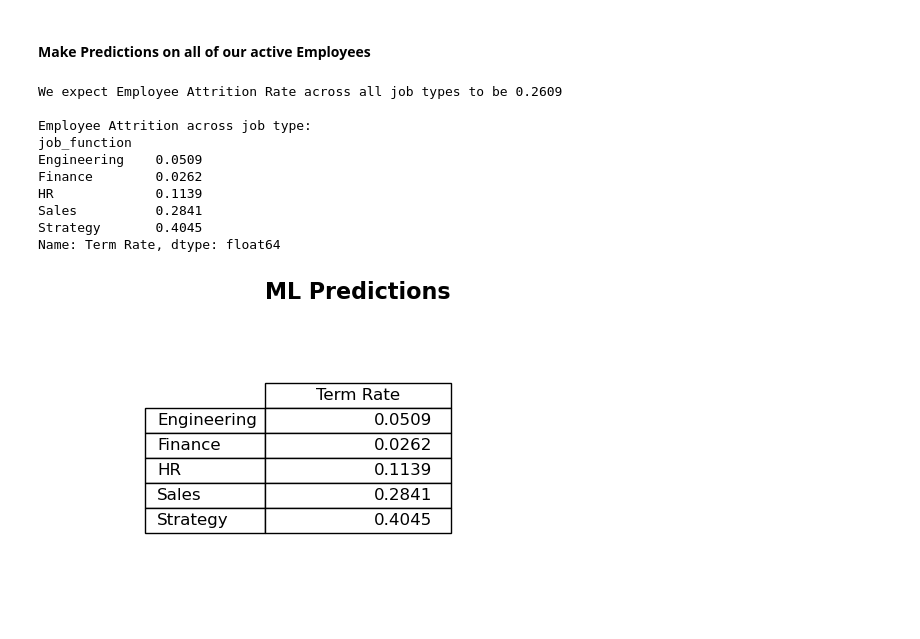
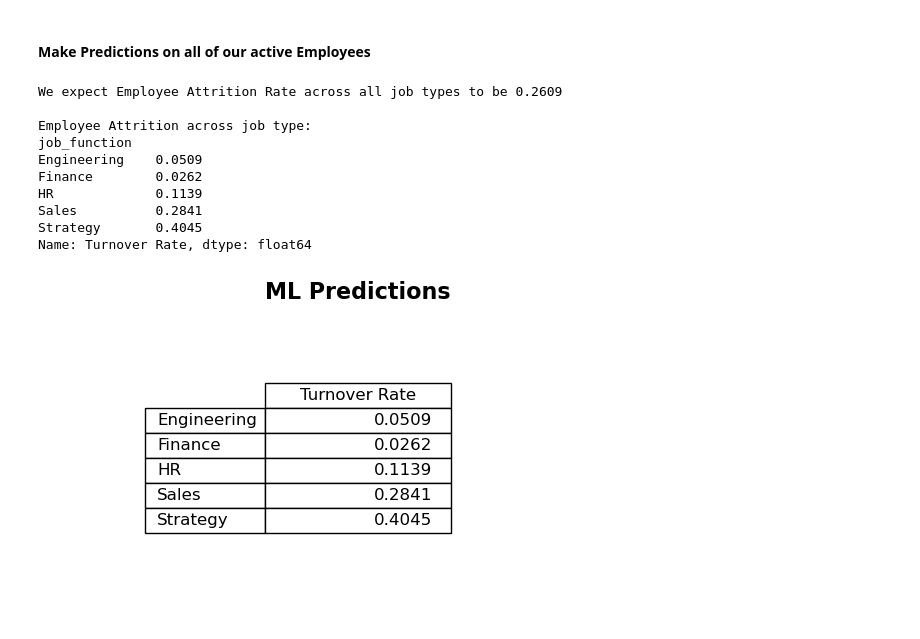
Before and after one commit to couch2coders/DoorDash, a Jupyter notebook: Code Files/Modeling.ipynb, the cells around one changed output. Drawn from its saved outputs; the diff is of its cells as text; code cells hidden in the pictures.

```diff
--- a/Code Files/Modeling.ipynb
+++ b/Code Files/Modeling.ipynb
@@ -599,7 +599,7 @@ final_pred_df3 = final_pred_df2[['job_function', 'predictions']].groupby('job_fu
 ).rename(columns={'count': 'Total Employees', 'sum': 'Term Employees'})
 
 # Calculate termination rate by job function
-final_pred_df3['Term Rate'] = round(final_pred_df3['Term Employees'] / final_pred_df3['Total Employees'], 4)
+final_pred_df3['Turnover Rate'] = round(final_pred_df3['Term Employees'] / final_pred_df3['Total Employees'], 4)
 
 # Display the aggregated dataframe
 print("We expect Employee Attrition Rate across all job types to be " +
@@ -608,7 +608,7 @@ print("We expect Employee Attrition Rate across all job types to be " +
 print("")
 print("Employee Attrition across job type:")
 # Correct the column selection
-print(final_pred_df3['Term Rate'])
+print(final_pred_df3['Turnover Rate'])
 # %% [output]
 We expect Employee Attrition Rate across all job types to be 0.2609
 
@@ -619,28 +619,28 @@ Finance        0.0262
 HR             0.1139
 Sales          0.2841
 Strategy       0.4045
-Name: Term Rate, dtype: float64
+Name: Turnover Rate, dtype: float64
 # %%
 
 
 fig, ax = plt.subplots(figsize=(8, 4))  # Set the size of the figure
 ax.axis('off')  # Hide the axis
 
 # Set the title and reduce the space between the title and table
 ax.set_title('ML Predictions', fontsize=16, weight='bold', loc='center', pad=1)
 
 # Use pandas plotting to create a table in the plot
-tbl = table(ax, final_pred_df3['Term Rate'], loc='center', colWidths=[0.2]*len(df.columns))
+tbl = table(ax, final_pred_df3['Turnover Rate'], loc='center', colWidths=[0.2]*len(df.columns))
 
 # Customize the table (optional)
 tbl.auto_set_font_size(False)
 tbl.set_fontsize(12)
 tbl.scale(1.5, 1.5)  # Scale the table for better readability
 
 # Save the plot as an image
 plt.savefig('../Output_Files/xgboost_class_pred.svg', bbox_inches='tight', pad_inches=0.1)
 
 # Show the plot (optional)
 plt.show()
 # %% [output]
-[figure, old version]
+[figure, new version]
```
Also changed, not shown: 14 other files.
